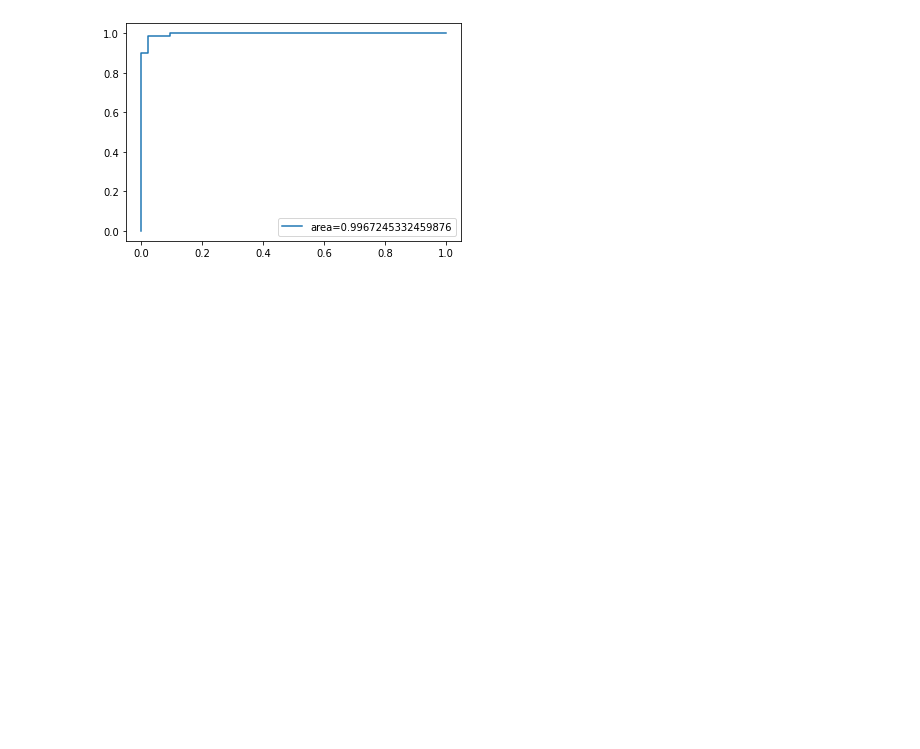
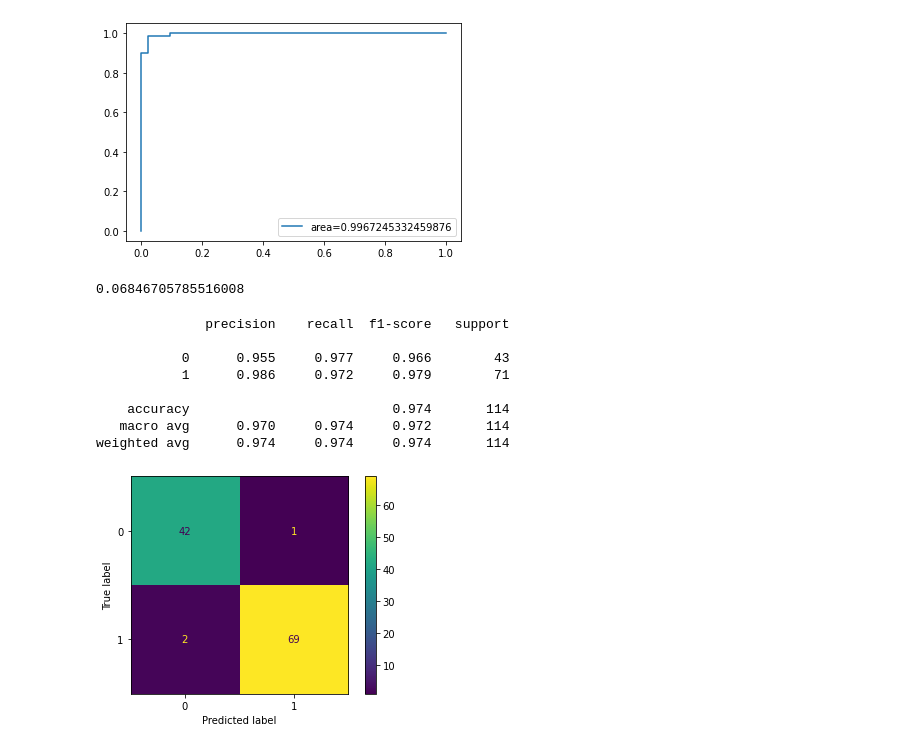
Before and after one commit to purvadanait/AIML-Pract, a Jupyter notebook: LASSO vs Ridge.ipynb, the cells around one changed output. Saved outputs shown, nothing was run; the diff lists cells and outputs as text; code cells hidden in the pictures; blank space fills up the shorter version.

```diff
--- a/LASSO vs Ridge.ipynb
+++ b/LASSO vs Ridge.ipynb
@@ -129,3 +129,22 @@ plt.legend(loc=4)
 # %% [output]
 <matplotlib.legend.Legend at 0x...>
 [figure]
+# %%
+# Calculate log loss
+log_loss(y_test,lasso_pred_Prob)
+0.06846705785516008
+# %% [output]
+0.06846705785516008
+# %%
+plot_confusion_matrix(lasso, X_test_transformed, y_test)
+print(classification_report(y_test, lasso_prediction, digits=3))
+# %% [output]
+              precision    recall  f1-score   support
+
+           0      0.955     0.977     0.966        43
+           1      0.986     0.972     0.979        71
+
+    accuracy                          0.974       114
+   macro avg      0.970     0.974     0.972       114
+weighted avg      0.974     0.974     0.974       114
+[figure, added]
```
Also changed, not shown: parts of 1 cell of this notebook.
